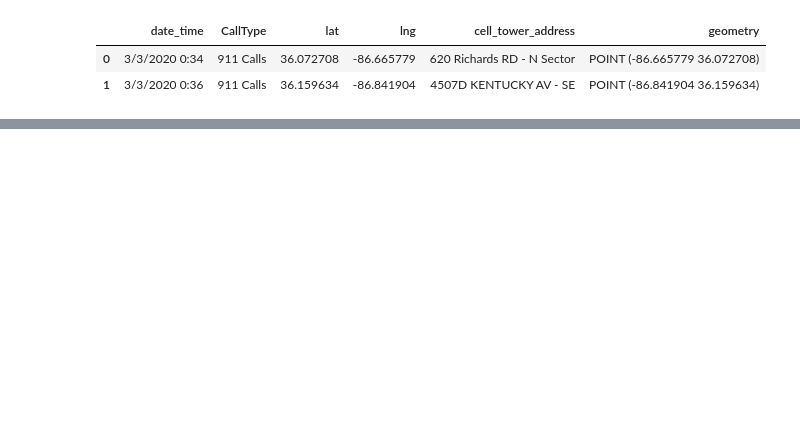
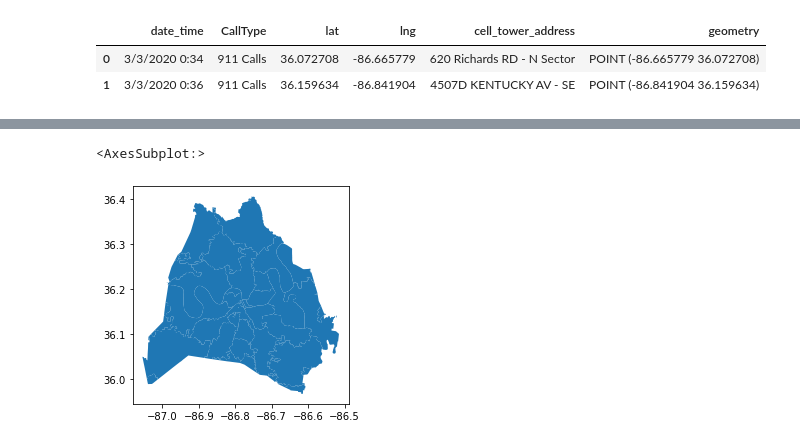
Before and after one commit to MrBardot/NSS-DDA2-metro-nashville-emergency, a Jupyter notebook: Metro_Emergency_Project.ipynb, the cells around one changed output, grey strips where cells are left out. Cells and saved outputs as stored; diff of their text form; code cells hidden in the pictures; blank space fills up the shorter version.

Commit message:
Beginning Joining DataFrames Tests

```diff
--- a/Metro_Emergency_Project.ipynb
+++ b/Metro_Emergency_Project.ipynb
@@ -14,3 +16,5 @@ calls_tor = pd.read_csv('data/911_calls_tor.csv')
 cad_tor = pd.read_csv('data/CAD_data_tor.csv', skiprows = 3)
 # %%
 cad_der = pd.read_csv( 'data/CAD_data_der.csv', skiprows = 3)
+# %%
+zipcodes = gpd.read_file('data/Zip Codes.geojson')
@@ -99,0 +86,5 @@ memory usage: 22.4+ KB
+# %%
+zipcodes.plot()
+# %% [output]
+<AxesSubplot:>
+[figure, added]
```
Also changed, not shown: parts of 14 cells of this notebook.
